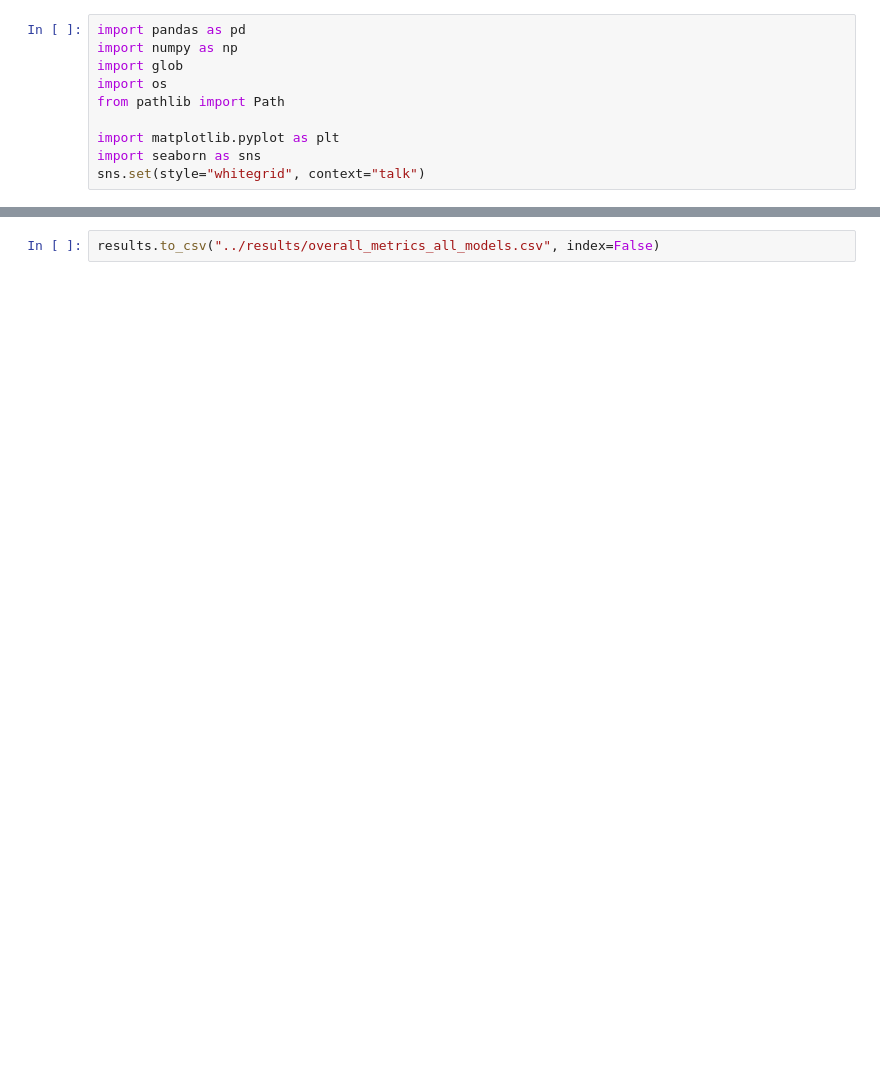
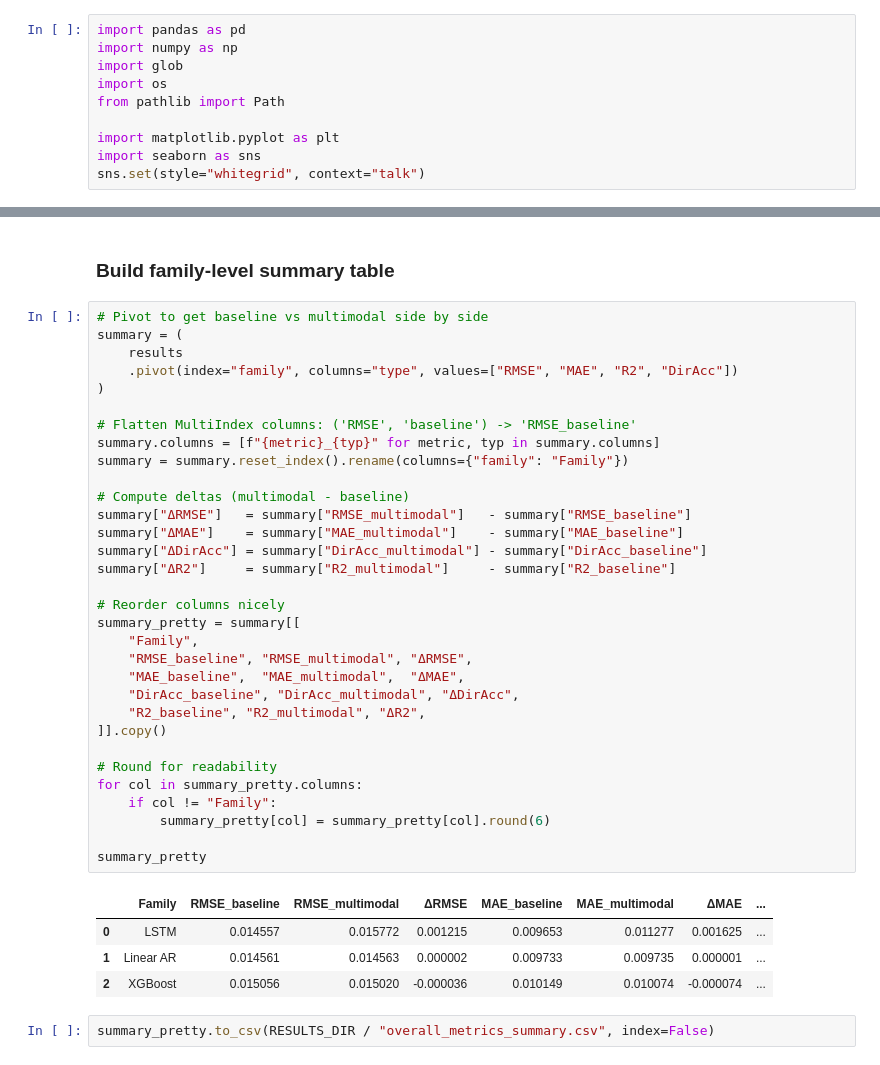
Before and after one commit to mkcakmak/multimodel-financial-time-series-with-sentiment, a Jupyter notebook: noteebooks/40_results_comparison.ipynb, the cells around one changed output, grey strips where cells are left out. Saved outputs shown, nothing was run; the diff lists cells and outputs as text; blank space fills up the shorter version.

```diff
--- a/noteebooks/40_results_comparison.ipynb
+++ b/noteebooks/40_results_comparison.ipynb
@@ -112,2 +81,41 @@ results
+# %% [markdown]
+### Build family-level summary table
+# %%
+# Pivot to get baseline vs multimodal side by side
+summary = (
+    results
+    .pivot(index="family", columns="type", values=["RMSE", "MAE", "R2", "DirAcc"])
+)
+
+# Flatten MultiIndex columns: ('RMSE', 'baseline') -> 'RMSE_baseline'
+summary.columns = [f"{metric}_{typ}" for metric, typ in summary.columns]
+summary = summary.reset_index().rename(columns={"family": "Family"})
+
+# Compute deltas (multimodal - baseline)
+summary["ΔRMSE"]   = summary["RMSE_multimodal"]   - summary["RMSE_baseline"]
+summary["ΔMAE"]    = summary["MAE_multimodal"]    - summary["MAE_baseline"]
+summary["ΔDirAcc"] = summary["DirAcc_multimodal"] - summary["DirAcc_baseline"]
+summary["ΔR2"]     = summary["R2_multimodal"]     - summary["R2_baseline"]
+
+# Reorder columns nicely
+summary_pretty = summary[[
+    "Family",
+    "RMSE_baseline", "RMSE_multimodal", "ΔRMSE",
+    "MAE_baseline",  "MAE_multimodal",  "ΔMAE",
+    "DirAcc_baseline", "DirAcc_multimodal", "ΔDirAcc",
+    "R2_baseline", "R2_multimodal", "ΔR2",
+]].copy()
+
+# Round for readability
+for col in summary_pretty.columns:
+    if col != "Family":
+        summary_pretty[col] = summary_pretty[col].round(6)
+
+summary_pretty
+# %% [output]
+|  | Family | RMSE_baseline | RMSE_multimodal | ΔRMSE | MAE_baseline | MAE_multimodal | ΔMAE | ... |
+| 0 | LSTM | 0.014557 | 0.015772 | 0.001215 | 0.009653 | 0.011277 | 0.001625 | ... |
+| 1 | Linear AR | 0.014561 | 0.014563 | 0.000002 | 0.009733 | 0.009735 | 0.000001 | ... |
+| 2 | XGBoost | 0.015056 | 0.015020 | -0.000036 | 0.010149 | 0.010074 | -0.000074 | ... |
 # %%
-results.to_csv("../results/overall_metrics_all_models.csv", index=False)
+summary_pretty.to_csv(RESULTS_DIR / "overall_metrics_summary.csv", index=False)
```
Also changed, not shown: parts of 16 cells of this notebook.
